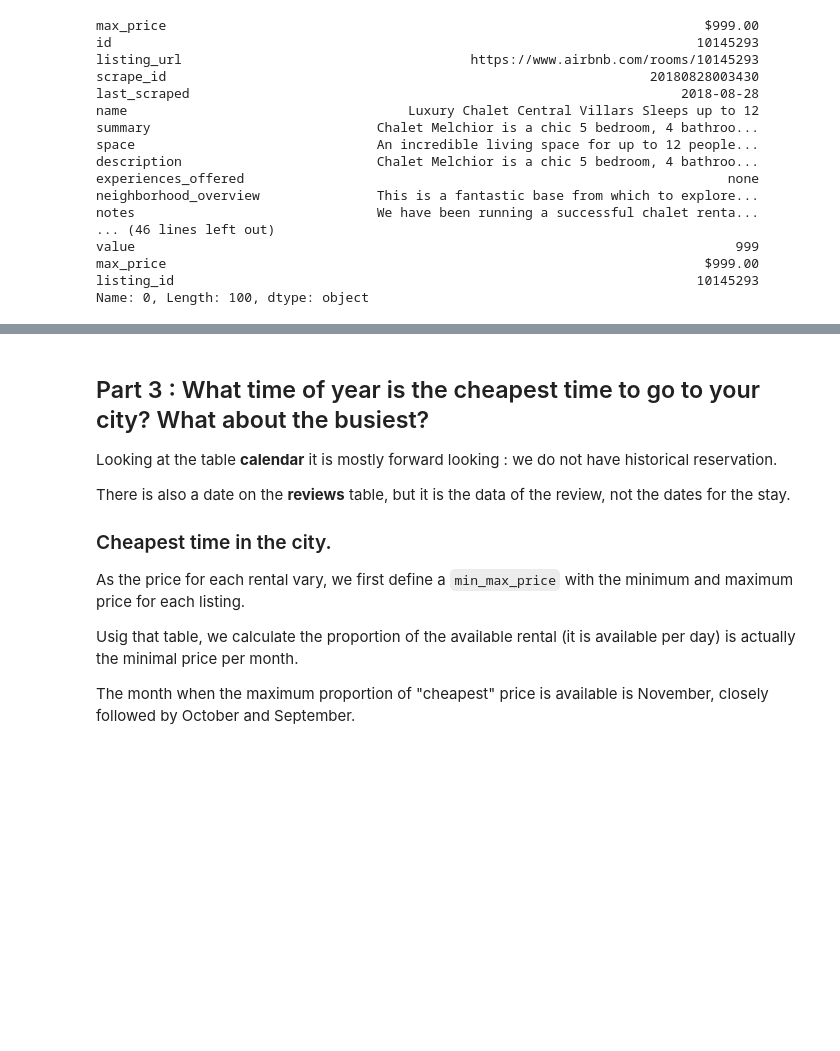
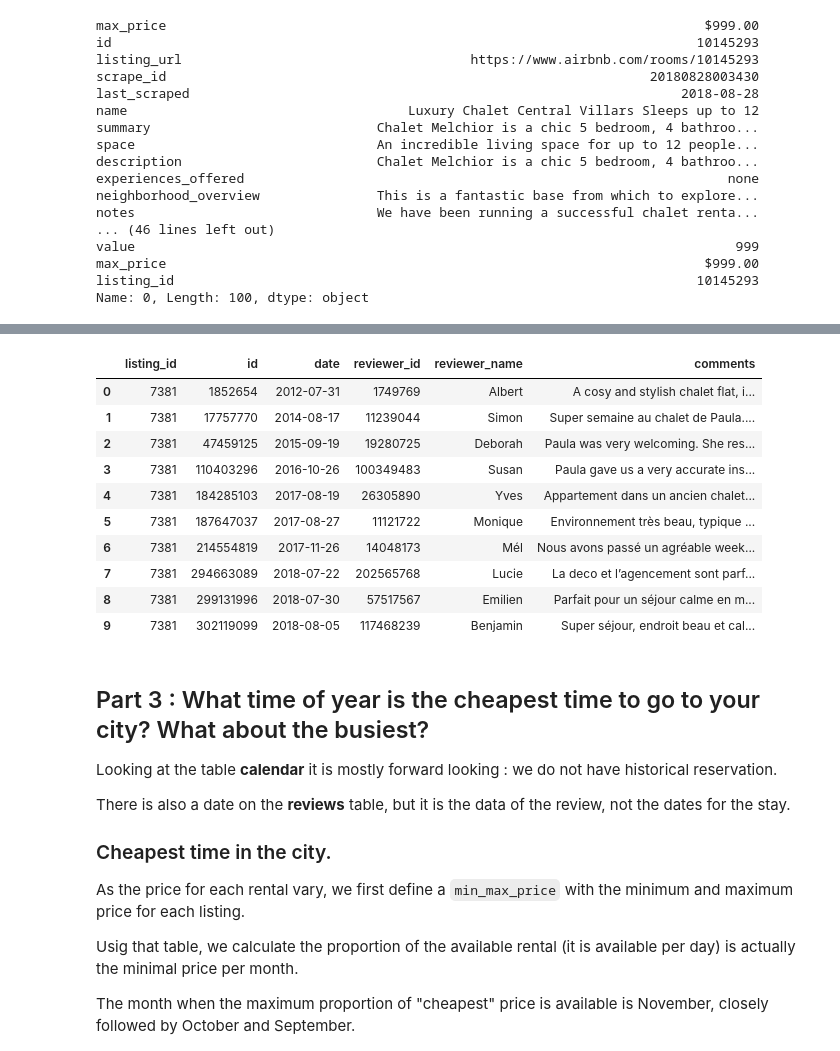
Before and after one commit to percevalve/test, a Jupyter notebook: Airbnb.ipynb, the cells around one changed output, grey strips where cells are left out. Drawn from its saved outputs; the diff is of its cells as text; code cells hidden in the pictures; blank space fills up the shorter version.

```diff
--- a/Airbnb.ipynb
+++ b/Airbnb.ipynb
@@ -211,3 +223,17 @@ popular_neighbouthood
+# %%
+pd.io.sql.read_sql_query("select * from reviews limit 10", conn)
+# %% [output]
+|  | listing_id | id | date | reviewer_id | reviewer_name | comments |
+| 0 | 7381 | 1852654 | 2012-07-31 | 1749769 | Albert | A cosy and stylish chalet flat, i... |
+| 1 | 7381 | 17757770 | 2014-08-17 | 11239044 | Simon | Super semaine au chalet de Paula.... |
+| 2 | 7381 | 47459125 | 2015-09-19 | 19280725 | Deborah | Paula was very welcoming. She res... |
+| 3 | 7381 | 110403296 | 2016-10-26 | 100349483 | Susan | Paula gave us a very accurate ins... |
+| 4 | 7381 | 184285103 | 2017-08-19 | 26305890 | Yves | Appartement dans un ancien chalet... |
+| 5 | 7381 | 187647037 | 2017-08-27 | 11121722 | Monique | Environnement très beau, typique ... |
+| 6 | 7381 | 214554819 | 2017-11-26 | 14048173 | Mél | Nous avons passé un agréable week... |
+| 7 | 7381 | 294663089 | 2018-07-22 | 202565768 | Lucie | La deco et l’agencement sont parf... |
+| 8 | 7381 | 299131996 | 2018-07-30 | 57517567 | Emilien | Parfait pour un séjour calme en m... |
+| 9 | 7381 | 302119099 | 2018-08-05 | 117468239 | Benjamin | Super séjour, endroit beau et cal... |
 # %% [markdown]
 <a id="part3"></a>
 ## Part 3 : What time of year is the cheapest time to go to your city? What about the busiest?
```
Also changed, not shown: parts of 5 cells of this notebook.
